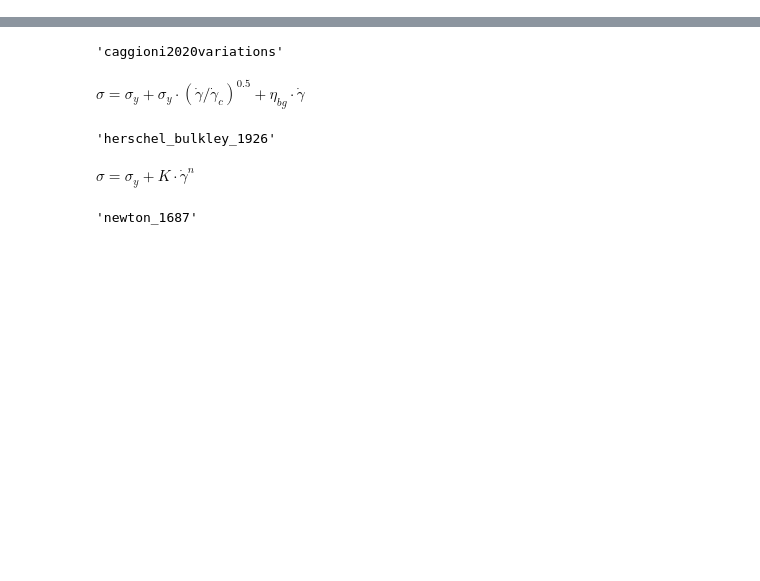
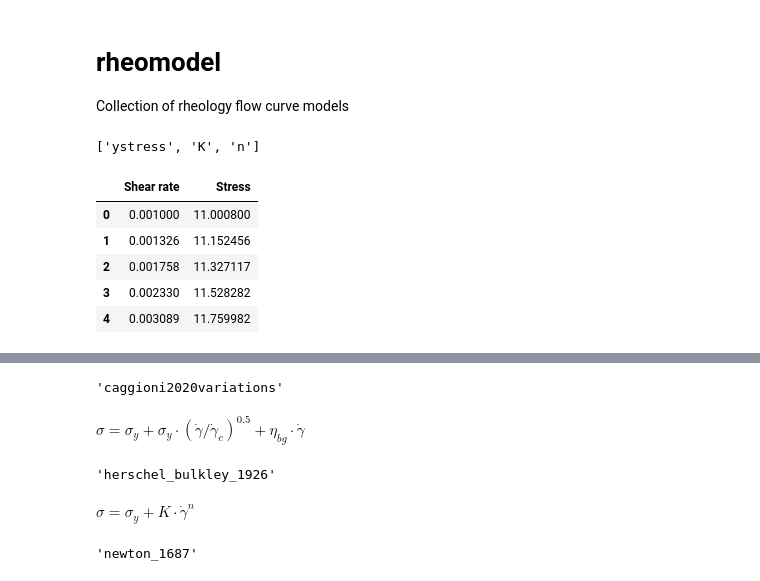
Before and after one commit to rheopy/rheomodel, a Jupyter notebook: README.ipynb, the cells around one changed output, grey strips where cells are left out. Saved outputs shown, nothing was run; the diff lists cells and outputs as text; code cells hidden in the pictures; blank space fills up the shorter version.

```diff
--- a/README.ipynb
+++ b/README.ipynb
@@ -0,0 +1,26 @@
+# %% [markdown]
+# rheomodel
+
+Collection of rheology flow curve models
+# %%
+import lmfit
+import rheomodel as rm
+import pandas as pd
+import numpy as np
+import matplotlib.pyplot as plt
+
+model=lmfit.Model(rm.HB)
+model.param_names
+# %% [output]
+['ystress', 'K', 'n']
+# %%
+x=np.logspace(-3,3)
+data=pd.DataFrame({'Shear rate':x,'Stress':rm.TC(x,ystress=10,gammadot_crit=0.1,eta_bg=0.8)})
+data.head()
+# %% [output]
+|  | Shear rate | Stress |
+| 0 | 0.001000 | 11.000800 |
+| 1 | 0.001326 | 11.152456 |
+| 2 | 0.001758 | 11.327117 |
+| 3 | 0.002330 | 11.528282 |
+| 4 | 0.003089 | 11.759982 |
```
Also changed, not shown: parts of 4 cells of this notebook, 1 other file.
